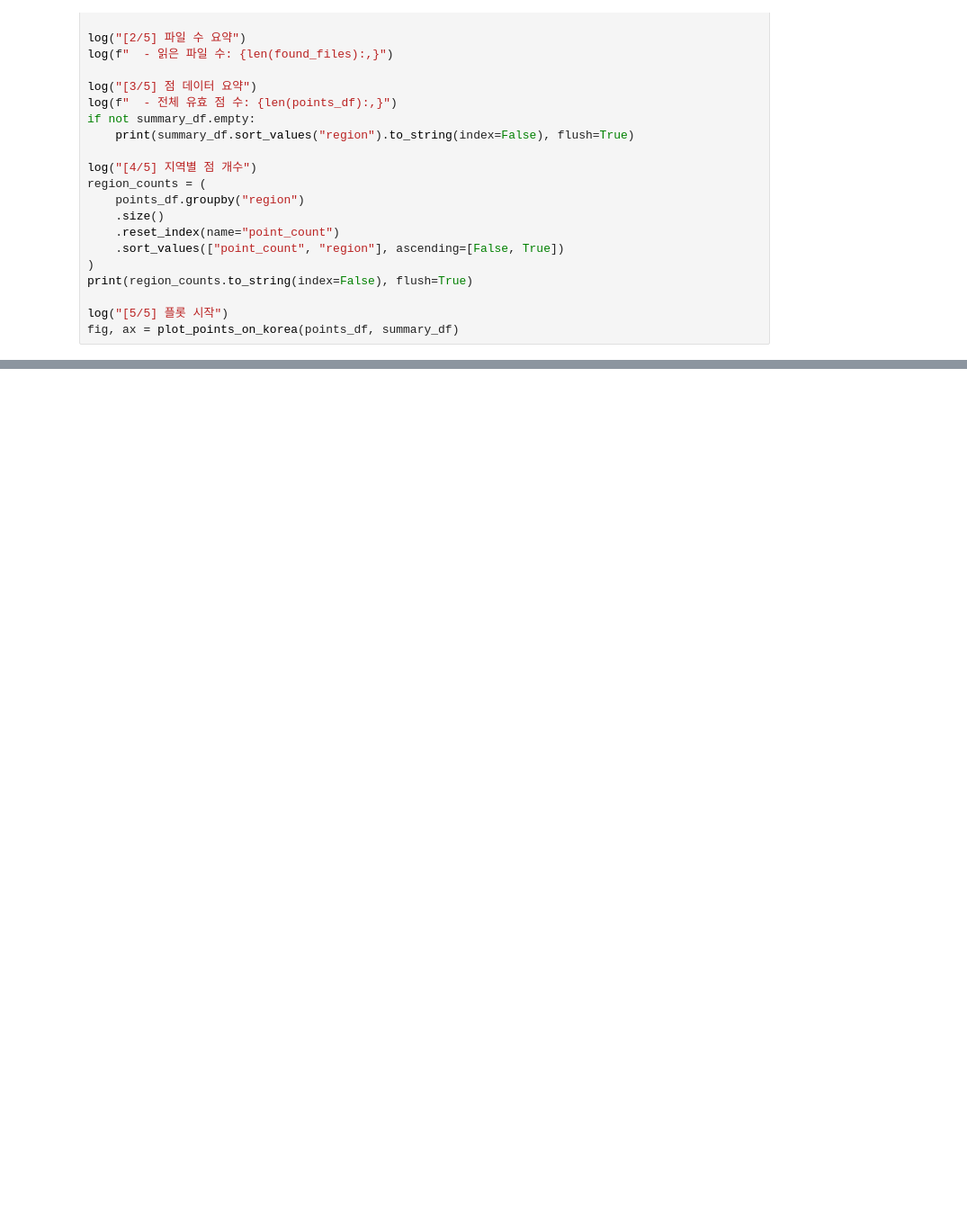
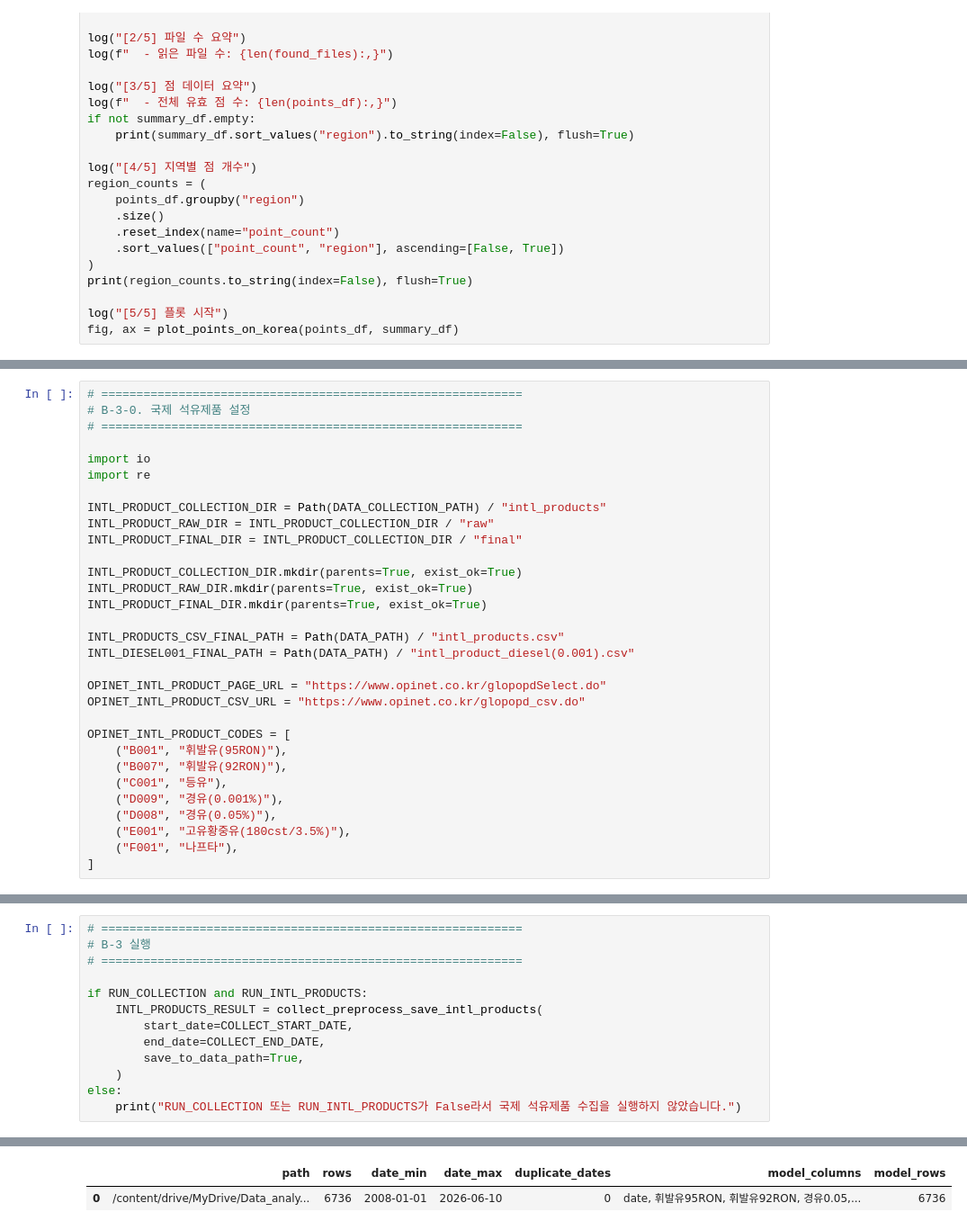
Before and after one commit to BrightAsh/k-fuel-fair-price, a Jupyter notebook: analysis-modeling/06_external_data_collection/06_external_data_collection.ipynb, the cells around one changed output, grey strips where cells are left out. Shown at 90% size. Saved outputs shown, nothing was run; the diff lists cells and outputs as text; blank space fills up the shorter version.

```diff
--- a/analysis-modeling/06_external_data_collection/06_external_data_collection.ipynb
+++ b/analysis-modeling/06_external_data_collection/06_external_data_collection.ipynb
@@ -3958,0 +4737,31 @@ fig, ax = plot_points_on_korea(points_df, summary_df)
+# %%
+# ============================================================
+# B-3-0. 국제 석유제품 설정
+# ============================================================
+
+import io
+import re
+
+INTL_PRODUCT_COLLECTION_DIR = Path(DATA_COLLECTION_PATH) / "intl_products"
+INTL_PRODUCT_RAW_DIR = INTL_PRODUCT_COLLECTION_DIR / "raw"
+INTL_PRODUCT_FINAL_DIR = INTL_PRODUCT_COLLECTION_DIR / "final"
+
+INTL_PRODUCT_COLLECTION_DIR.mkdir(parents=True, exist_ok=True)
+INTL_PRODUCT_RAW_DIR.mkdir(parents=True, exist_ok=True)
+INTL_PRODUCT_FINAL_DIR.mkdir(parents=True, exist_ok=True)
+
+INTL_PRODUCTS_CSV_FINAL_PATH = Path(DATA_PATH) / "intl_products.csv"
+INTL_DIESEL001_FINAL_PATH = Path(DATA_PATH) / "intl_product_diesel(0.001).csv"
+
+OPINET_INTL_PRODUCT_PAGE_URL = "https://www.opinet.co.kr/glopopdSelect.do"
+OPINET_INTL_PRODUCT_CSV_URL = "https://www.opinet.co.kr/glopopd_csv.do"
+
+OPINET_INTL_PRODUCT_CODES = [
+    ("B001", "휘발유(95RON)"),
+    ("B007", "휘발유(92RON)"),
+    ("C001", "등유"),
+    ("D009", "경유(0.001%)"),
+    ("D008", "경유(0.05%)"),
+    ("E001", "고유황중유(180cst/3.5%)"),
+    ("F001", "나프타"),
+]
@@ -3958,0 +5080,14 @@ fig, ax = plot_points_on_korea(points_df, summary_df)
+# %%
+# ============================================================
+# B-3 실행
+# ============================================================
+
+if RUN_COLLECTION and RUN_INTL_PRODUCTS:
+    INTL_PRODUCTS_RESULT = collect_preprocess_save_intl_products(
+        start_date=COLLECT_START_DATE,
+        end_date=COLLECT_END_DATE,
+        save_to_data_path=True,
+    )
+else:
+    print("RUN_COLLECTION 또는 RUN_INTL_PRODUCTS가 False라서 국제 석유제품 수집을 실행하지 않았습니다.")
+# %% [output]
@@ -3958,0 +5103,2 @@ fig, ax = plot_points_on_korea(points_df, summary_df)
+|  | path | rows | date_min | date_max | duplicate_dates | model_columns | model_rows |
+| 0 | /content/drive/MyDrive/Data_analy... | 6736 | 2008-01-01 | 2026-06-10 | 0 | date, 휘발유95RON, 휘발유92RON, 경유0.05,... | 6736 |
```
Also changed, not shown: parts of 68 cells of this notebook, 2 other files.
